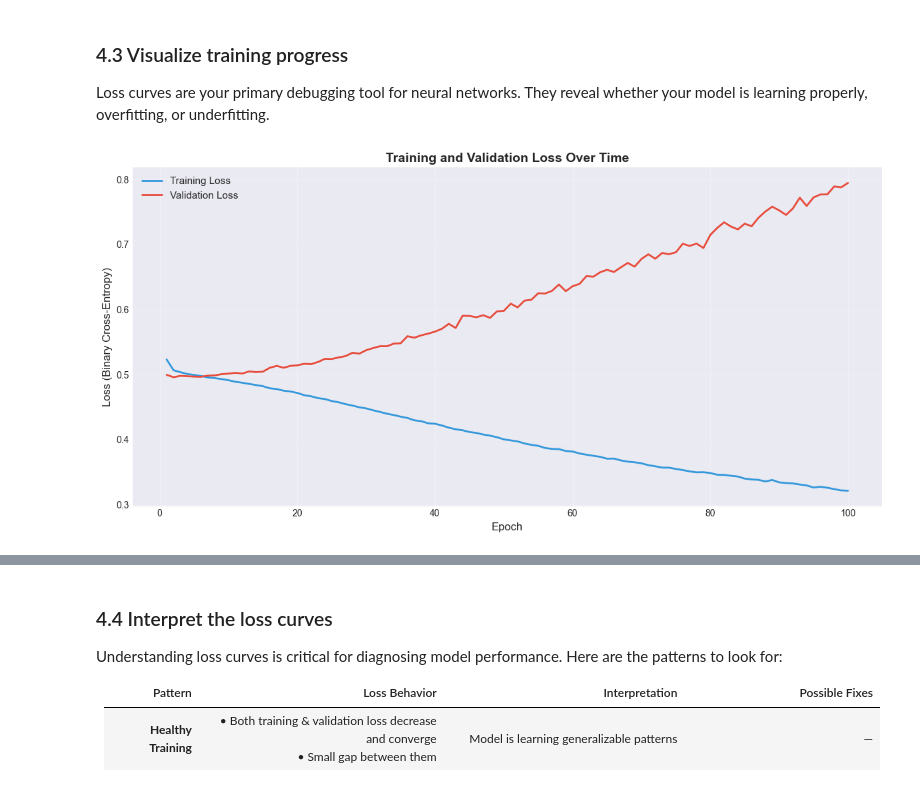
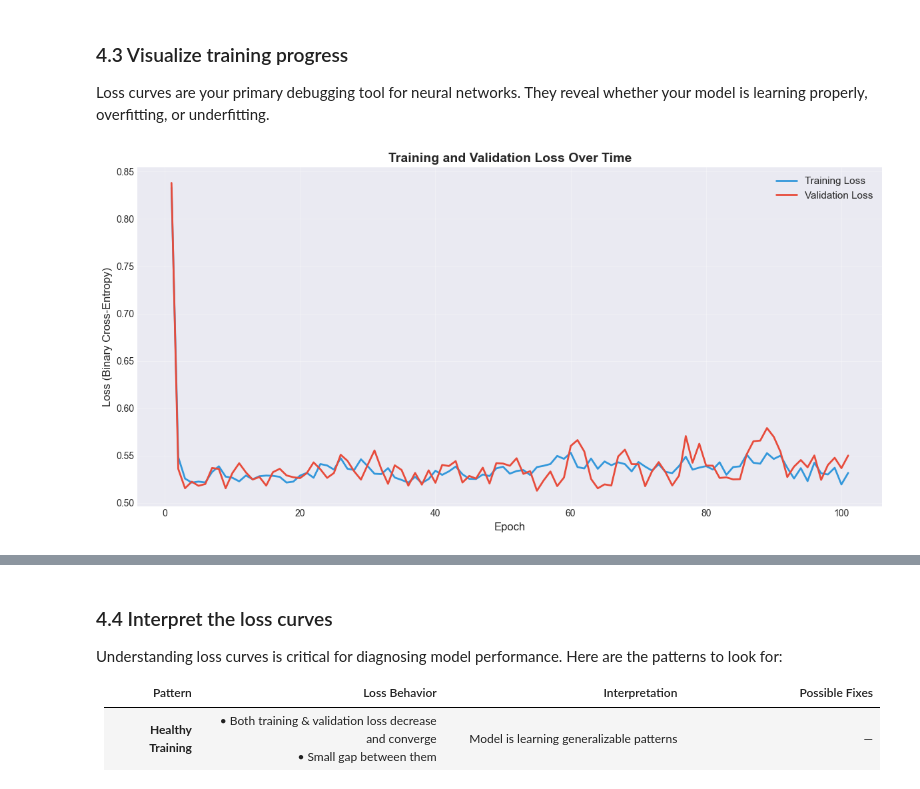
Before and after one commit to MrHannibal26/Predict_Diabetes_Project, a Jupyter notebook: diabetes_prediction_mlp.ipynb, the cells around one changed output, grey strips where cells are left out. Cells and saved outputs as stored; diff of their text form; code cells hidden in the pictures.

```diff
--- a/diabetes_prediction_mlp.ipynb
+++ b/diabetes_prediction_mlp.ipynb
@@ -554,9 +579,9 @@ X_train_tensor = torch.tensor(X_train_scaled, dtype=torch.float32)
 X_test_tensor = torch.tensor(X_test_scaled, dtype=torch.float32)
 X_val_tensor = torch.tensor(X_val_scaled, dtype=torch.float32)
 
-y_train_tensor = torch.tensor(y_train.values, dtype=torch.float32)
-y_test_tensor = torch.tensor(y_test.values, dtype=torch.float32)
-y_val_tensor = torch.tensor(y_val.values, dtype=torch.float32)
+y_train_tensor = torch.tensor(y_train.values, dtype=torch.int)
+y_test_tensor = torch.tensor(y_test.values, dtype=torch.int)
+y_val_tensor = torch.tensor(y_val.values, dtype=torch.int)
 
 
 
@@ -711,7 +759,8 @@ Once the architecture is defined, create an instance of your model and inspect i
 #       After instantiation, set the model on the device. Then, printing the model will display its structure.
 # REFERENCE: https://discuss.pytorch.org/t/how-to-print-a-model-after-load-it/9879/7
 
-model = DiabetesClassifier(21)# ------- Add your code here
+#model = DiabetesClassifier(21)# ------- Add your code here
+model = DiabetesClassifier(21, dropout_rate=0.0).to(device)
 
 print("Model Architecture:")
 print(model)
@@ -777,7 +830,6 @@ Before training, confirm that your model processes input data correctly. This st
 # Expected output shape: (batch_size, 1)
 
 device = torch.device("cuda" if torch.cuda.is_available() else "cpu")
-model = DiabetesClassifier(input_dim=X_train_tensor.shape[1]).to(device)
 
 # Get a sample batch
 for X_batch, y_batch in train_loader:
@@ -845,7 +897,12 @@ For binary classification with probabilistic outputs (values between 0 and 1), w
 # Tip: Adaptive optimizers adjust learning rates automatically, which makes them reliable defaults.
 
 criterion = nn.BCELoss()
-optimizer = optim.Adam(model.parameters(),lr=0.001)
+#criterion = nn.BCEWithLogitsLoss() # When using, remove thr final sigmoid in the model init.
+
+optimizer = optim.Adam(model.parameters(),lr=0.001, weight_decay=1e-4)
+
+#scheduler = optim.lr_scheduler.ReduceLROnPlateau(optimizer, mode="min", factor=0.5, patience=5)
+
 
 print("Training configuration:")
 print(f"Loss function: {criterion}")
@@ -1028,30 +1151,31 @@ Loss curves are your primary debugging tool for neural networks. They reveal whe
 # %%
 # Plot training and validation loss curves
 
 
 plt.figure(figsize=(12, 6))
 
-epochs_range = range(1, num_epochs + 1)
-plt.plot(epochs_range, train_losses, label='Training Loss', linewidth=2, color='#3498db')
-plt.plot(epochs_range, val_losses, label='Validation Loss', linewidth=2, color='#e74c3c')
+epochs_range = range(1, num_epochs + 2)
+#epochs_range = range(1, num_epochs + 1)
+plt.plot(epochs_range, train_loss, label='Training Loss', linewidth=2, color='#3498db')
+plt.plot(epochs_range, val_loss, label='Validation Loss', linewidth=2, color='#e74c3c')
 
 plt.xlabel('Epoch', fontsize=12)
 plt.ylabel('Loss (Binary Cross-Entropy)', fontsize=12)
 plt.title('Training and Validation Loss Over Time', fontsize=14, fontweight='bold')
 plt.legend(fontsize=11)
 plt.grid(True, alpha=0.3)
 plt.tight_layout()
 plt.show()
 
 # Print final statistics
 print(f"\nLoss Statistics:")
-print(f"Initial Train Loss: {train_losses[0]:.4f}")
-print(f"Final Train Loss: {train_losses[-1]:.4f}")
-print(f"Initial Val Loss: {val_losses[0]:.4f}")
-print(f"Final Val Loss: {val_losses[-1]:.4f}")
+print(f"Initial Train Loss: {train_loss[0]:.4f}")
+print(f"Final Train Loss: {train_loss[-1]:.4f}")
+print(f"Initial Val Loss: {val_loss[0]:.4f}")
+print(f"Final Val Loss: {val_loss[-1]:.4f}")
 print(f"\nLoss Reduction:")
-print(f"Training: {((train_losses[0] - train_losses[-1]) / train_losses[0] * 100):.1f}% decrease")
-print(f"Validation: {((val_losses[0] - val_losses[-1]) / val_losses[0] * 100):.1f}% decrease")
+print(f"Training: {((train_loss[0] - train_loss[-1]) / train_loss[0] * 100):.1f}% decrease")
+print(f"Validation: {((val_loss[0] - val_loss[-1]) / val_loss[0] * 100):.1f}% decrease")
 # %% [output]
-[figure, old version]
+[figure, new version]
 Loss Statistics:
```
Also changed, not shown: parts of 27 cells of this notebook.
